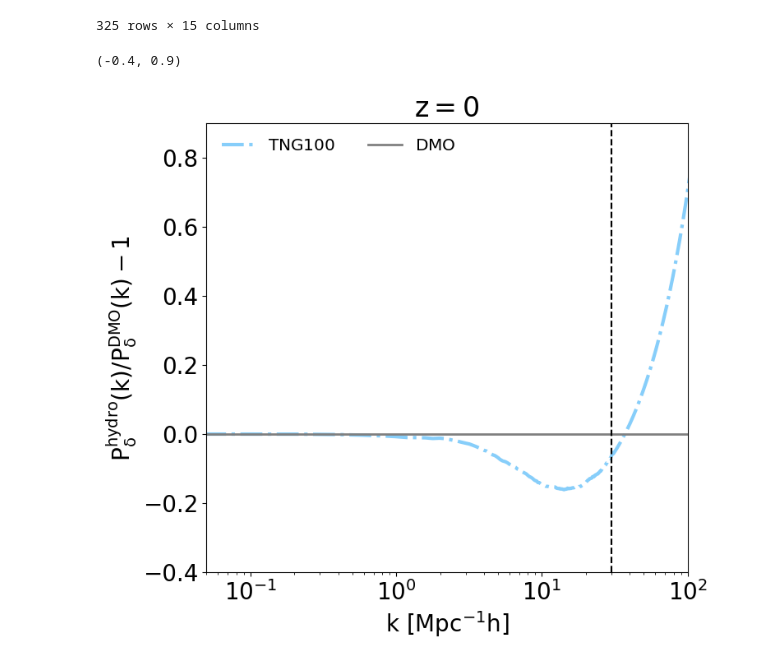
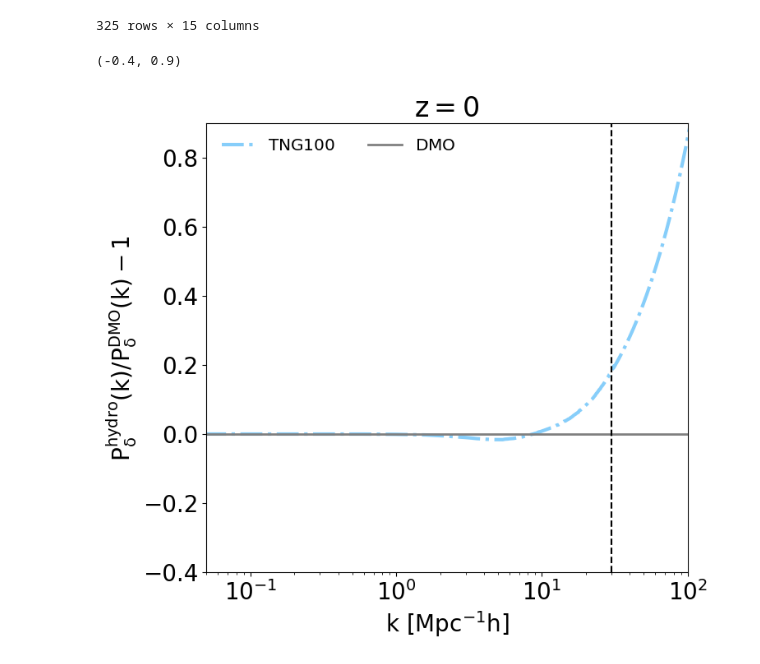
Before and after one commit to FAIR-Universe/Cosmology-Challenge, a Jupyter notebook: notebooks/fit_egd.ipynb, the cells around one changed output. Saved outputs shown, nothing was run; the diff lists cells and outputs as text; code cells hidden in the pictures.

```diff
--- a/notebooks/fit_egd.ipynb
+++ b/notebooks/fit_egd.ipynb
@@ -87,28 +75,28 @@ Tb_TNG100
 325 rows × 15 columns
 # %%
 title=r'$\mathrm{z=0}$'
-colz = "z000"
+colz = "z244"
 
 fig = plt.figure(figsize=(7.2,6.5))
 plt.rc('font',size=20)
 
 ax1=fig.add_axes([0.158 ,0.11,0.813,0.84])
 
 ax1.plot(10**Tb_TNG100['logk'], 10**Tb_TNG100[colz] - 1, label=r'$\mathrm{TNG100}$', color="lightskyblue", lw=3, ls='-.')
 
 ax1.axhline(y=0, color='gray', linestyle='-', label=r'$\mathrm{DMO}$', lw=2)
 ax1.axvline(x=30, color='k', linestyle='--')
 
 
 ax1.set_xscale('log')
 ax1.set_xlabel(r'$\mathrm{k\ [Mpc^{-1}h]}$')
 ax1.set_ylabel(r'$\mathrm{P_{\delta}^{hydro}(k)/P_{\delta}^{DMO}(k)-1}$')
 ax1.set_title(title)
 
 ax1.set_xlim(0.05,100)
 
 ax1.legend(loc="best",prop={'size': 14.5},ncol=2,frameon=False)
 ax1.set_ylim(-0.4,0.9)
 # %% [output]
 (-0.4, 0.9)
-[figure, old version]
+[figure, new version]
```
Also changed, not shown: parts of 20 cells of this notebook.
